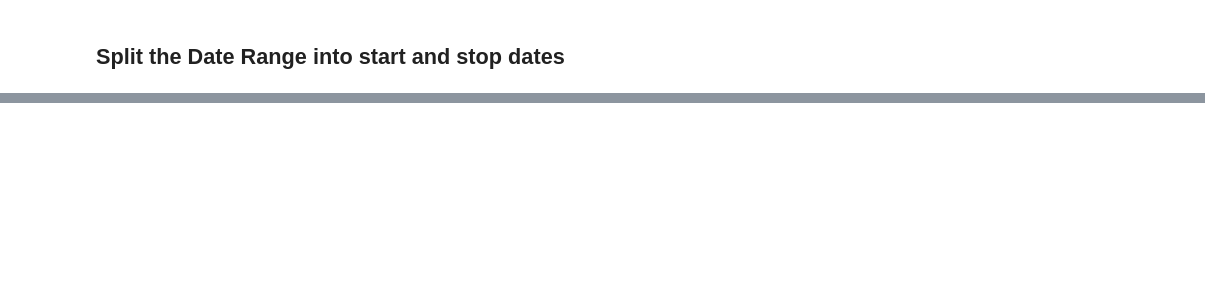
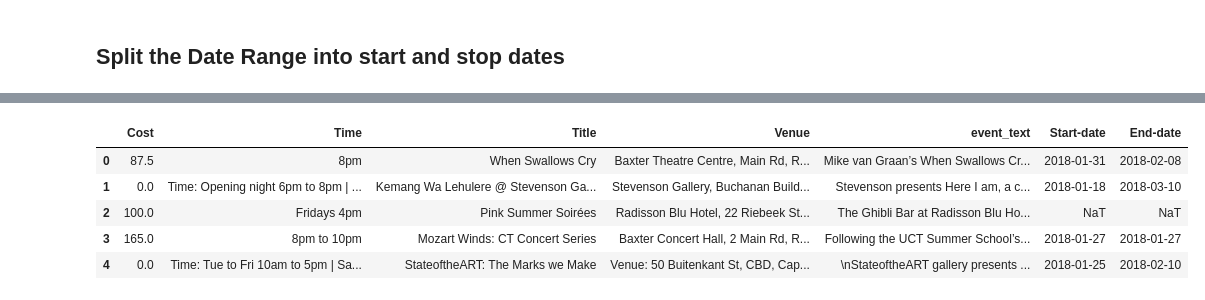
Before and after one commit to Rendiere/whatson-recommender, a Jupyter notebook: data-exploration.ipynb, the cells around one changed output, grey strips where cells are left out. Saved outputs shown, nothing was run; the diff lists cells and outputs as text; code cells hidden in the pictures; blank space fills up the shorter version.

```diff
--- a/data-exploration.ipynb
+++ b/data-exploration.ipynb
@@ -82,0 +75,7 @@ jan_df
+# %%
+costs = df['Cost']
+
+# First replace lots of stuff
+costs = costs.str.replace('Cost:', '')
+costs = costs.str.replace('R', '')
+costs = costs.str.replace(r'\(.*\)','')
@@ -82,0 +98,11 @@ jan_df
+# %%
+def check_free(x):
+#     Multiple options - not necessarily free
+    if '|' in str(x):
+        return x
+    elif "Free" in str(x) or "free" in str(x):
+        return 0
+    else:
+        return x
+
+fixed_costs = costs.apply(check_free)
@@ -82,0 +111,31 @@ jan_df
+# %%
+def isDigit(d):
+    try:
+        float(d)
+        return True
+    except ValueError:
+        return False
+
+def avg_cost(x):
+    """
+    If the cost is a range,
+    return the average value
+    """
+    digits = [float(s) for s in str(x).split() if isDigit(s)]
+
+    if digits and sum(digits) > 0:
+        return np.mean(digits)
+    else:
+        return x
+
+fixed_costs = fixed_costs.apply(avg_cost)
+# %%
+df['Cost'] = fixed_costs
+df.head()
+# %% [output]
+|  | Cost | Time | Title | Venue | event_text | Start-date | End-date |
+| 0 | 87.5 | 8pm | When Swallows Cry | Baxter Theatre Centre, Main Rd, R... | Mike van Graan’s When Swallows Cr... | 2018-01-31 | 2018-02-08 |
+| 1 | 0.0 | Time: Opening night 6pm to 8pm | ... | Kemang Wa Lehulere @ Stevenson Ga... | Stevenson Gallery, Buchanan Build... | Stevenson presents Here I am, a c... | 2018-01-18 | 2018-03-10 |
+| 2 | 100.0 | Fridays 4pm | Pink Summer Soirées | Radisson Blu Hotel, 22 Riebeek St... | The Ghibli Bar at Radisson Blu Ho... | NaT | NaT |
+| 3 | 165.0 | 8pm to 10pm | Mozart Winds: CT Concert Series | Baxter Concert Hall, 2 Main Rd, R... | Following the UCT Summer School’s... | 2018-01-27 | 2018-01-27 |
+| 4 | 0.0 | Time: Tue to Fri 10am to 5pm | Sa... | StateoftheART: The Marks we Make | Venue: 50 Buitenkant St, CBD, Cap... | \nStateoftheART gallery presents ... | 2018-01-25 | 2018-02-10 |
```
Also changed, not shown: parts of 8 cells of this notebook, 1 other file.
